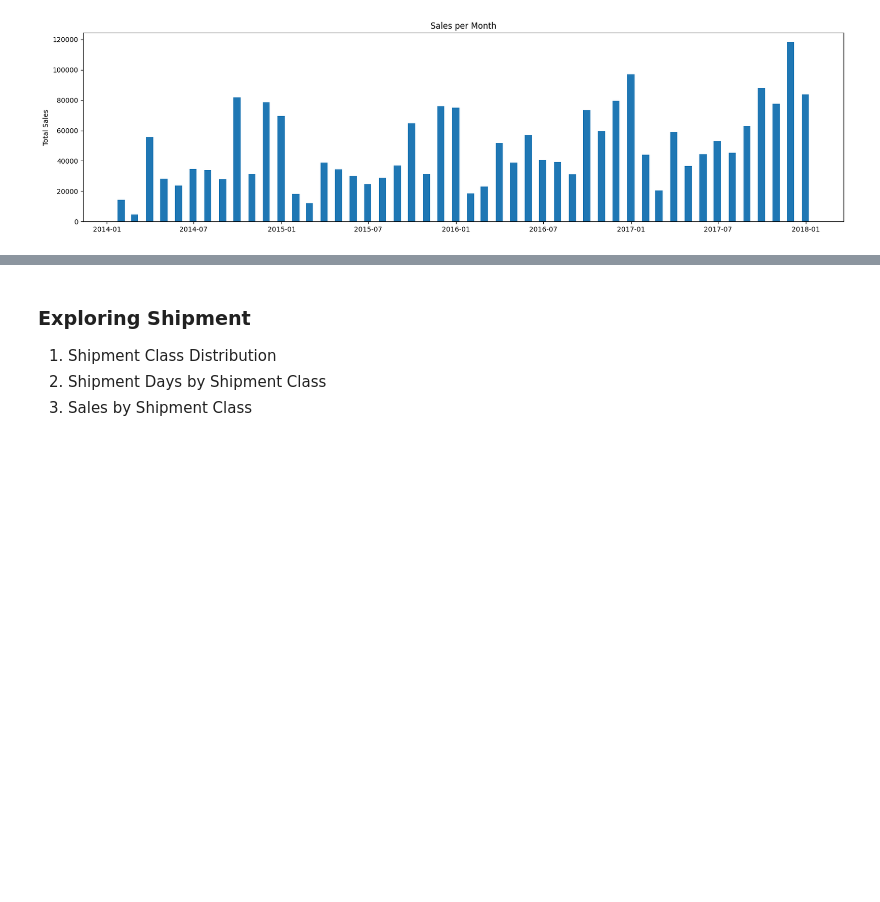
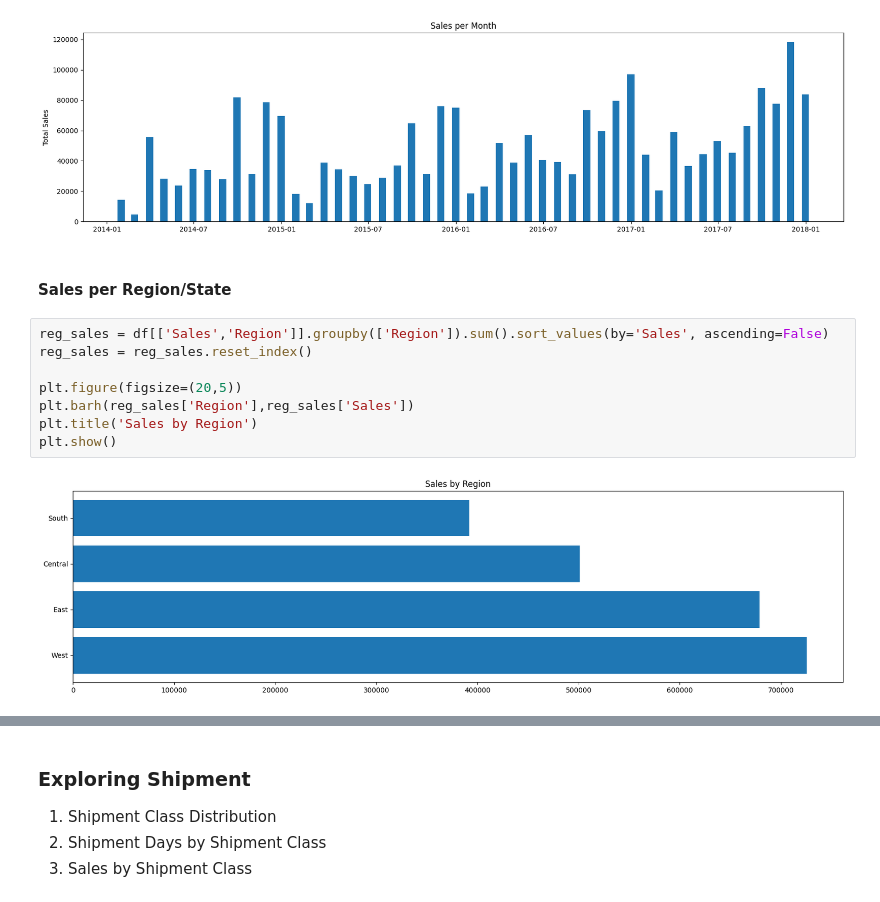
Before and after one commit to cyrilmichino/superstore-sales-analytics, a Jupyter notebook: notebook.ipynb, the cells around one changed output, grey strips where cells are left out. Saved outputs shown, nothing was run; the diff lists cells and outputs as text; blank space fills up the shorter version.

Commit message:
Plots for Region and State

```diff
--- a/notebook.ipynb
+++ b/notebook.ipynb
@@ -142,3 +142,15 @@ plt.ylabel('Total Sales')
 plt.show()
 # %% [output]
 [figure]
+# %% [markdown]
+#### Sales per Region/State
+# %%
+reg_sales = df[['Sales','Region']].groupby(['Region']).sum().sort_values(by='Sales', ascending=False)
+reg_sales = reg_sales.reset_index()
+
+plt.figure(figsize=(20,5))
+plt.barh(reg_sales['Region'],reg_sales['Sales'])
+plt.title('Sales by Region')
+plt.show()
+# %% [output]
+[figure, added]
```
Also changed, not shown: parts of 5 cells of this notebook.
